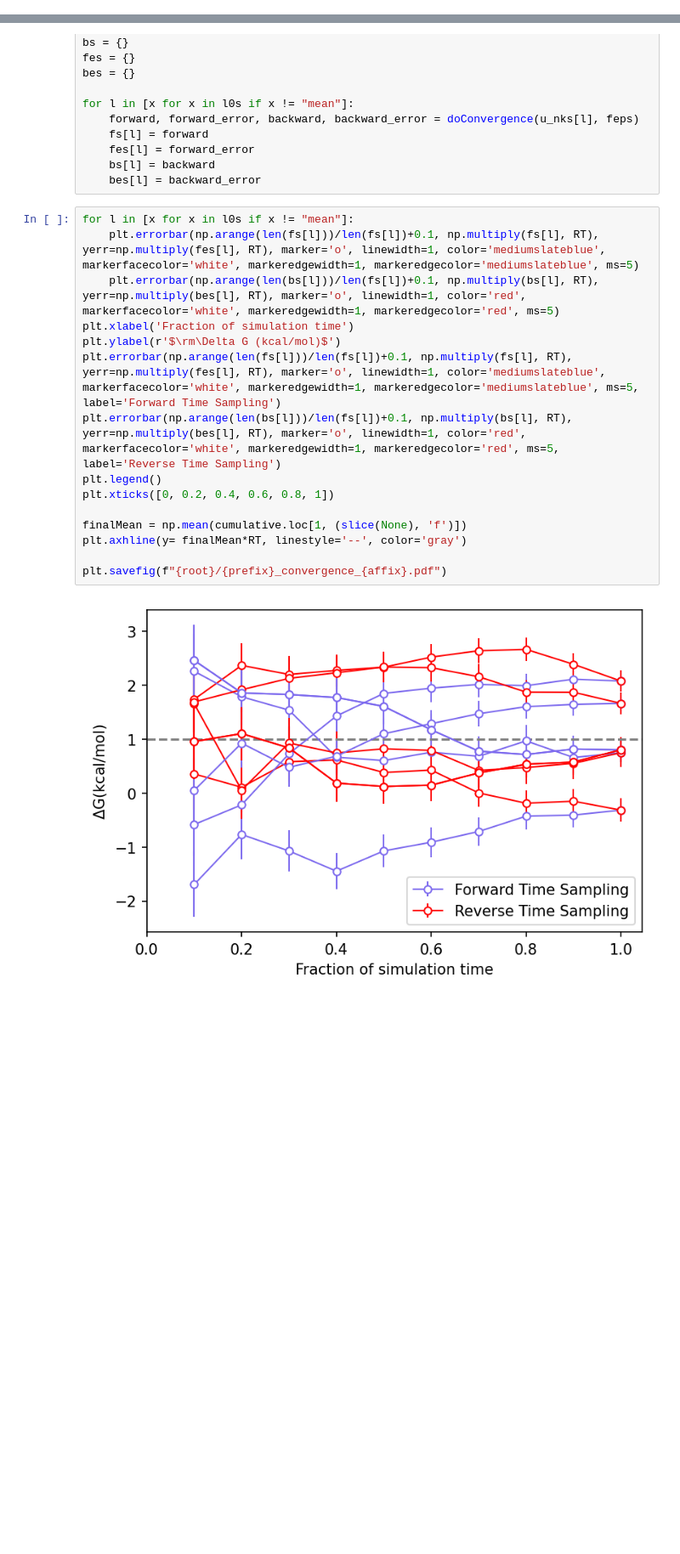
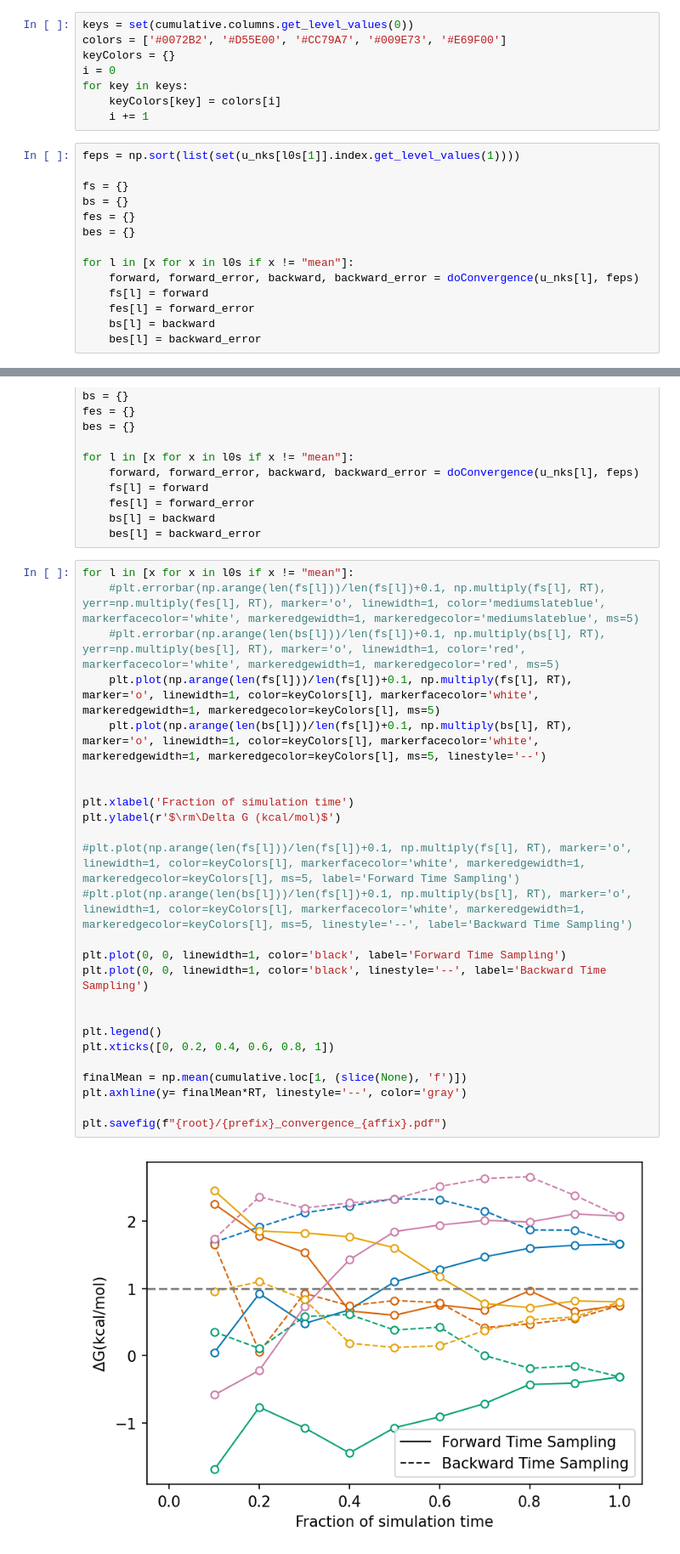
Before and after one commit to BranniganLab/safep, a Jupyter notebook: Batch_Basic.ipynb, the cells around one changed output, grey strips where cells are left out. Shown at 85% size. Saved outputs shown, nothing was run; the diff lists cells and outputs as text; blank space fills up the shorter version.

Commit message:
Draft figures for the paper

```diff
--- a/Batch_Basic.ipynb
+++ b/Batch_Basic.ipynb
@@ -182 +174,23 @@ POCE_9    f         3.448793
 Name: 1.0, dtype: float64
+# %%
+keys = set(cumulative.columns.get_level_values(0))
+colors = ['#0072B2', '#D55E00', '#CC79A7', '#009E73', '#E69F00']
+keyColors = {}
+i = 0
+for key in keys:
+    keyColors[key] = colors[i]
+    i += 1
+# %%
+feps = np.sort(list(set(u_nks[l0s[1]].index.get_level_values(1))))
+
+fs = {}
+bs = {}
+fes = {}
+bes = {}
+
+for l in [x for x in l0s if x != "mean"]:
+    forward, forward_error, backward, backward_error = doConvergence(u_nks[l], feps)
+    fs[l] = forward
+    fes[l] = forward_error
+    bs[l] = backward
+    bes[l] = backward_error
@@ -445,18 +444,28 @@ for l in [x for x in l0s if x != "mean"]:
     bes[l] = backward_error
 # %%
 for l in [x for x in l0s if x != "mean"]:
-    plt.errorbar(np.arange(len(fs[l]))/len(fs[l])+0.1, np.multiply(fs[l], RT), yerr=np.multiply(fes[l], RT), marker='o', linewidth=1, color='mediumslateblue', markerfacecolor='white', markeredgewidth=1, markeredgecolor='mediumslateblue', ms=5)
-    plt.errorbar(np.arange(len(bs[l]))/len(fs[l])+0.1, np.multiply(bs[l], RT), yerr=np.multiply(bes[l], RT), marker='o', linewidth=1, color='red', markerfacecolor='white', markeredgewidth=1, markeredgecolor='red', ms=5)
+    #plt.errorbar(np.arange(len(fs[l]))/len(fs[l])+0.1, np.multiply(fs[l], RT), yerr=np.multiply(fes[l], RT), marker='o', linewidth=1, color='mediumslateblue', markerfacecolor='white', markeredgewidth=1, markeredgecolor='mediumslateblue', ms=5)
+    #plt.errorbar(np.arange(len(bs[l]))/len(fs[l])+0.1, np.multiply(bs[l], RT), yerr=np.multiply(bes[l], RT), marker='o', linewidth=1, color='red', markerfacecolor='white', markeredgewidth=1, markeredgecolor='red', ms=5)
+    plt.plot(np.arange(len(fs[l]))/len(fs[l])+0.1, np.multiply(fs[l], RT), marker='o', linewidth=1, color=keyColors[l], markerfacecolor='white', markeredgewidth=1, markeredgecolor=keyColors[l], ms=5)
+    plt.plot(np.arange(len(bs[l]))/len(fs[l])+0.1, np.multiply(bs[l], RT), marker='o', linewidth=1, color=keyColors[l], markerfacecolor='white', markeredgewidth=1, markeredgecolor=keyColors[l], ms=5, linestyle='--')
+
+
 plt.xlabel('Fraction of simulation time')
 plt.ylabel(r'$\rm\Delta G (kcal/mol)$')
-plt.errorbar(np.arange(len(fs[l]))/len(fs[l])+0.1, np.multiply(fs[l], RT), yerr=np.multiply(fes[l], RT), marker='o', linewidth=1, color='mediumslateblue', markerfacecolor='white', markeredgewidth=1, markeredgecolor='mediumslateblue', ms=5, label='Forward Time Sampling')
-plt.errorbar(np.arange(len(bs[l]))/len(fs[l])+0.1, np.multiply(bs[l], RT), yerr=np.multiply(bes[l], RT), marker='o', linewidth=1, color='red', markerfacecolor='white', markeredgewidth=1, markeredgecolor='red', ms=5, label='Reverse Time Sampling')
+
+#plt.plot(np.arange(len(fs[l]))/len(fs[l])+0.1, np.multiply(fs[l], RT), marker='o', linewidth=1, color=keyColors[l], markerfacecolor='white', markeredgewidth=1, markeredgecolor=keyColors[l], ms=5, label='Forward Time Sampling')
+#plt.plot(np.arange(len(bs[l]))/len(fs[l])+0.1, np.multiply(bs[l], RT), marker='o', linewidth=1, color=keyColors[l], markerfacecolor='white', markeredgewidth=1, markeredgecolor=keyColors[l], ms=5, linestyle='--', label='Backward Time Sampling')
+
+plt.plot(0, 0, linewidth=1, color='black', label='Forward Time Sampling')
+plt.plot(0, 0, linewidth=1, color='black', linestyle='--', label='Backward Time Sampling')
+
+
 plt.legend()
 plt.xticks([0, 0.2, 0.4, 0.6, 0.8, 1])
 
 finalMean = np.mean(cumulative.loc[1, (slice(None), 'f')])
 plt.axhline(y= finalMean*RT, linestyle='--', color='gray')
 
 plt.savefig(f"{root}/{prefix}_convergence_{affix}.pdf")
 # %% [output]
-[figure, old version]
+[figure, new version]
```
Also changed, not shown: parts of 13 cells of this notebook, 5 other files.
